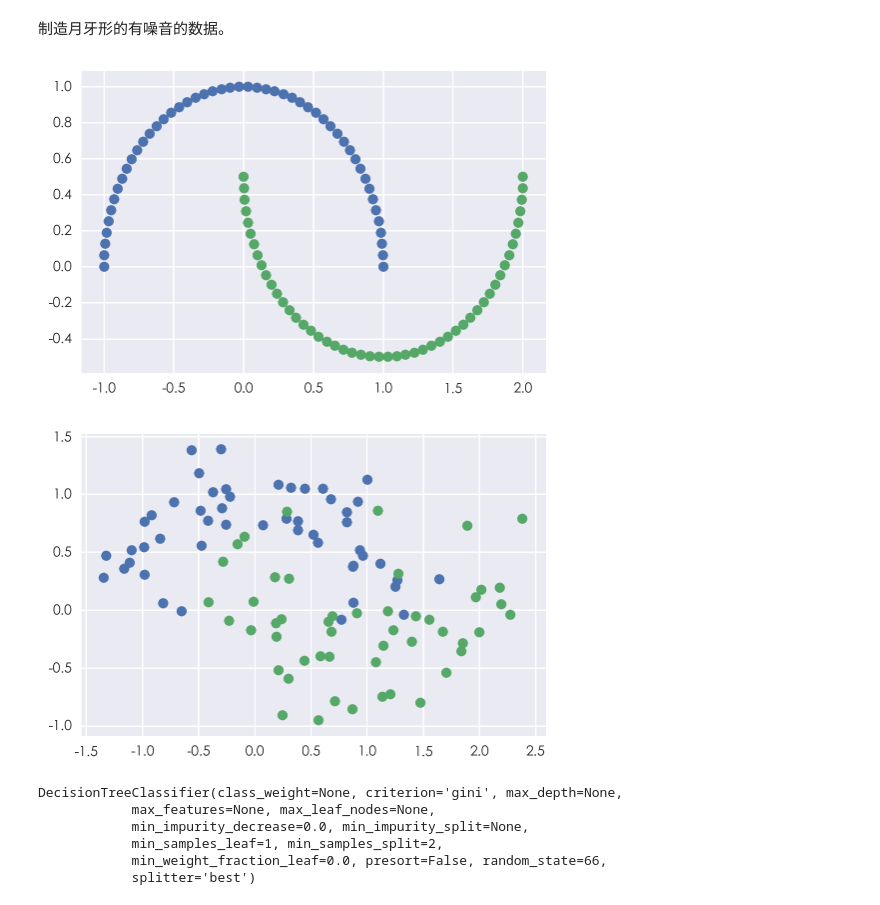
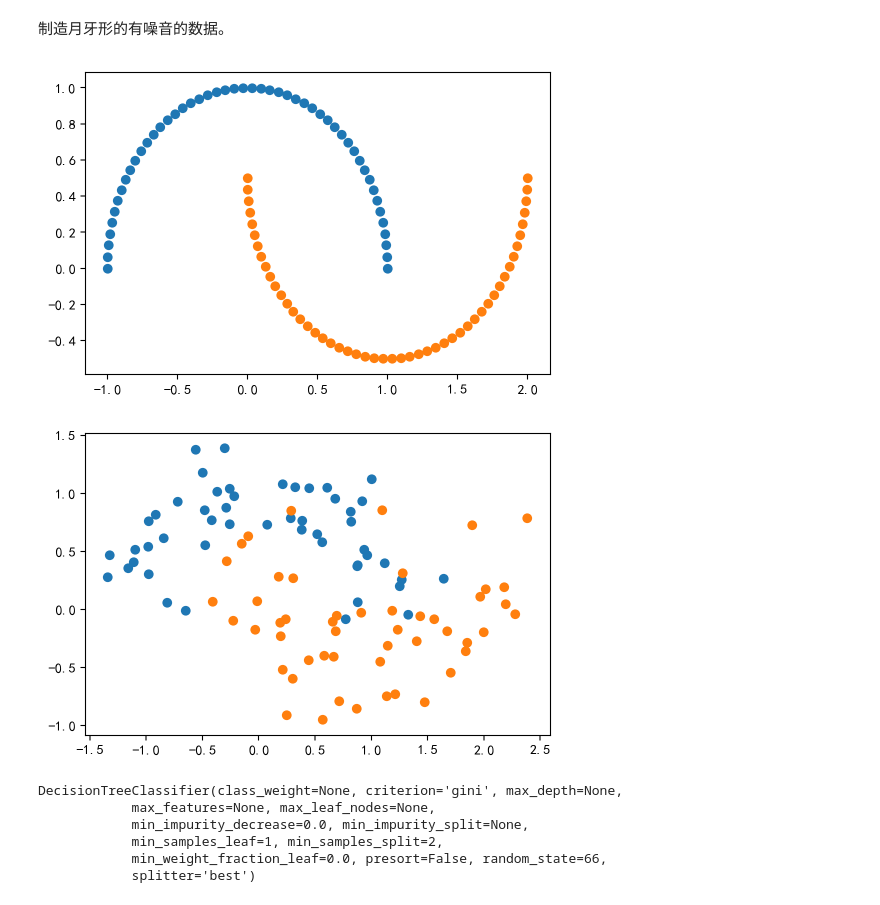
Before and after one commit to liweiwei1419/Machine-Learning-is-Fun, a Jupyter notebook: Reference-Books/刘宇波老师《玩转机器学习》课程笔记/12-Decision-Tree/12-5 CART 与决策树中的超参数.ipynb, the cells around one changed output. Drawn from its saved outputs; the diff is of its cells as text; code cells hidden in the pictures.

```diff
--- a/Reference-Books/刘宇波老师《玩转机器学习》课程笔记/12-Decision-Tree/12-5 CART 与决策树中的超参数.ipynb
+++ b/Reference-Books/刘宇波老师《玩转机器学习》课程笔记/12-Decision-Tree/12-5 CART 与决策树中的超参数.ipynb
@@ -10,20 +10,16 @@ CART 的意思是：Classification And Regression Tree（分类回归树）。
 # %%
 import numpy as np
 import matplotlib.pyplot as plt
-import seaborn as sns
-sns.set()
-plt.rcParams['font.sans-serif'] = ['STHeiti']  # 用来正常显示中文标签
-plt.rcParams['axes.unicode_minus'] = False  # 用来正常显示负号
 
 from sklearn import datasets
 
 plt.figure(dpi=100)
 X, y = datasets.make_moons(random_state=666)
 plt.scatter(X[y == 0, 0], X[y == 0, 1])
 plt.scatter(X[y == 1, 0], X[y == 1, 1])
 plt.show()
 # %% [output]
-[figure, old version]
+[figure, new version]
 # %%
 plt.figure(dpi=100)
 X, y = datasets.make_moons(noise=0.25, random_state=666)
@@ -31,7 +27,7 @@ plt.scatter(X[y == 0, 0], X[y == 0, 1])
 plt.scatter(X[y == 1, 0], X[y == 1, 1])
 plt.show()
 # %% [output]
-[figure, old version]
+[figure, new version]
 # %%
 from sklearn.tree import DecisionTreeClassifier
 
```
Also changed, not shown: parts of 5 cells of this notebook, 40 other files.
